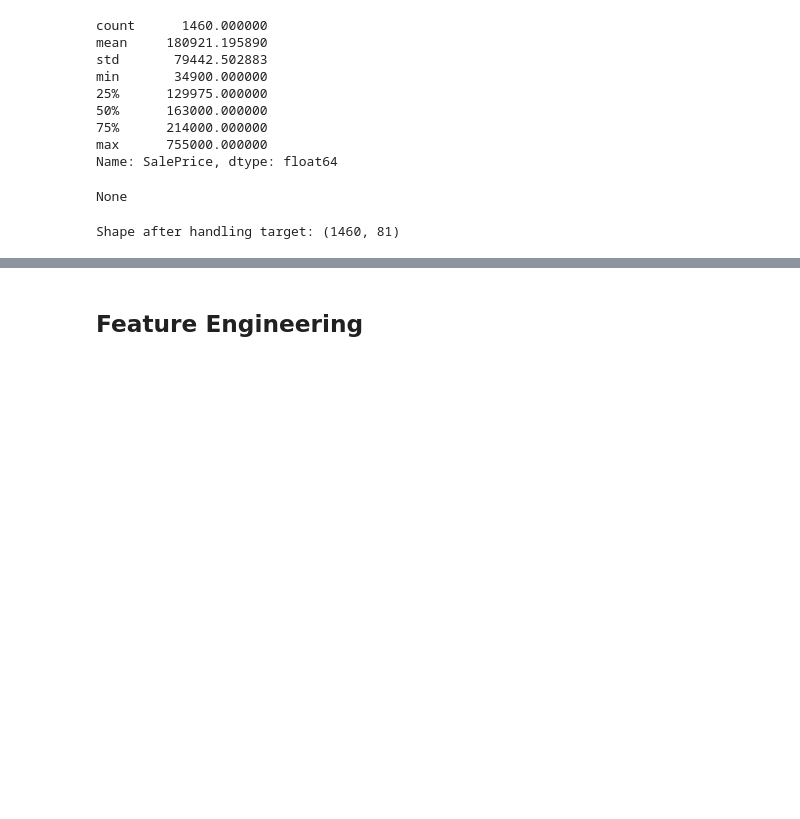
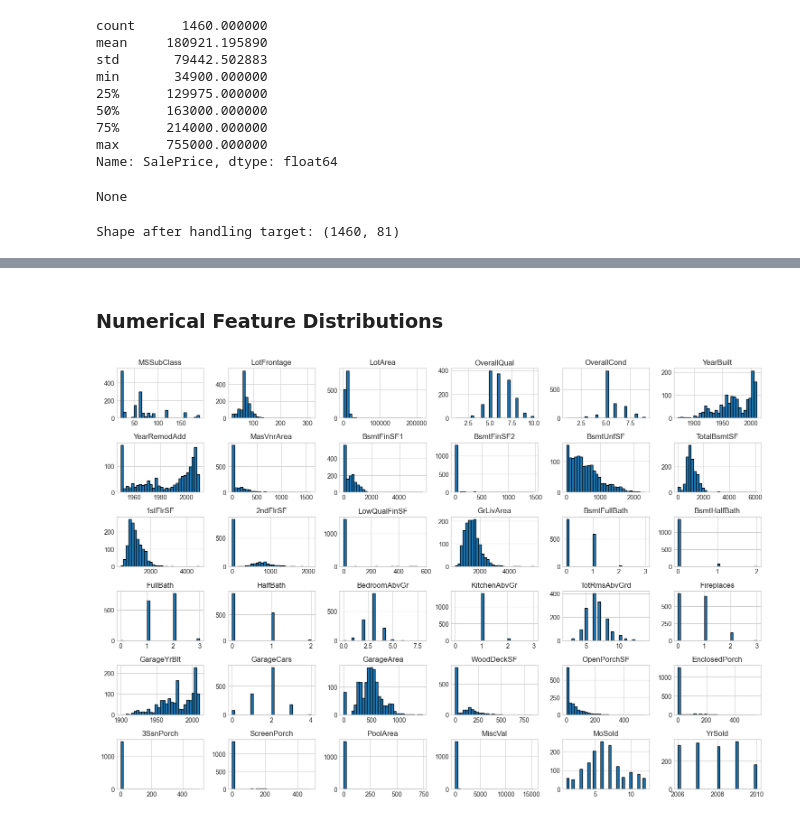
Before and after one commit to samuelablorh/house-price-prediction, a Jupyter notebook: notebooks/house_price_prediction.ipynb, the cells around one changed output, grey strips where cells are left out. Cells and saved outputs as stored; diff of their text form; code cells hidden in the pictures; blank space fills up the shorter version.

```diff
--- a/notebooks/house_price_prediction.ipynb
+++ b/notebooks/house_price_prediction.ipynb
@@ -121,6 +122,7 @@ RAW_DATA_FILE = RAW_DATA_DIR / "ames_housing_raw.csv"
 # Dataset config
 TARGET_COLUMN = "SalePrice"
 TARGET_COLUMN_LOWER = TARGET_COLUMN.lower()
+ID_COLUMN = "Id"
 
 # Environment Config
 RANDOM_STATE = 42
@@ -1353,2 +1360,32 @@ Shape after handling target: (1460, 81)
 # %% [markdown]
-## Feature Engineering
+### Numerical Feature Distributions
+# %%
+def plot_numerical_distributions(df, exclude=None, columns_per_row=3, figsize=(15, 10)):
+    """
+    Plot histograms and KDE curves for numerical features.
+    """
+    numeric_df = df.select_dtypes(include="number")
+    exclude = exclude or []
+
+    numeric_df = numeric_df.drop(
+        columns=exclude, errors="ignore"
+    )
+
+    if numeric_df.empty:
+        print("No numerical features available.")
+        return
+
+    numeric_df.hist(
+        bins=30,
+        figsize=figsize,
+        layout=None,
+        edgecolor="black"
+    )
+
+    plt.tight_layout()
+    plt.show()
+
+
+plot_numerical_distributions(df_clean, exclude=[TARGET_COLUMN, ID_COLUMN])
+# %% [output]
+[figure, added]
```
Also changed, not shown: parts of 14 cells of this notebook.
